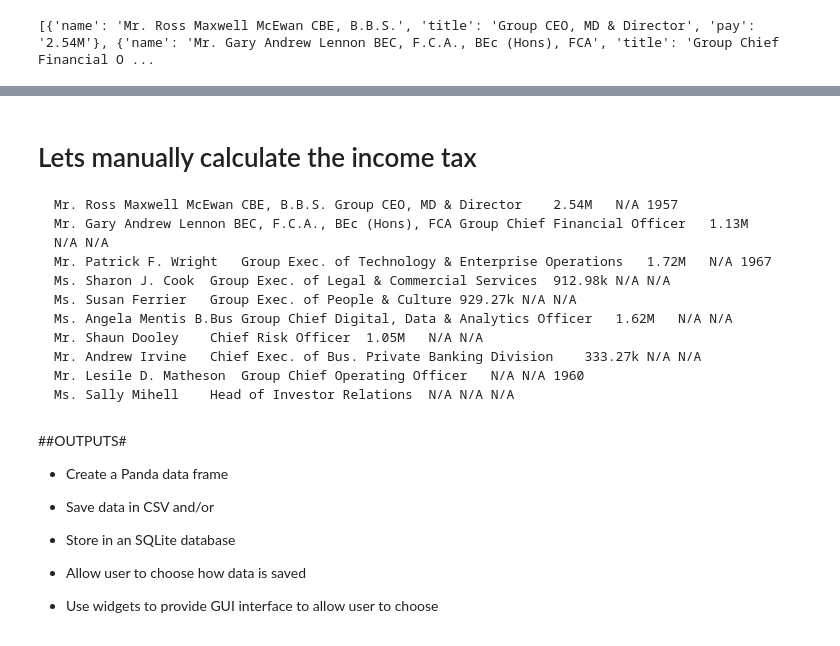
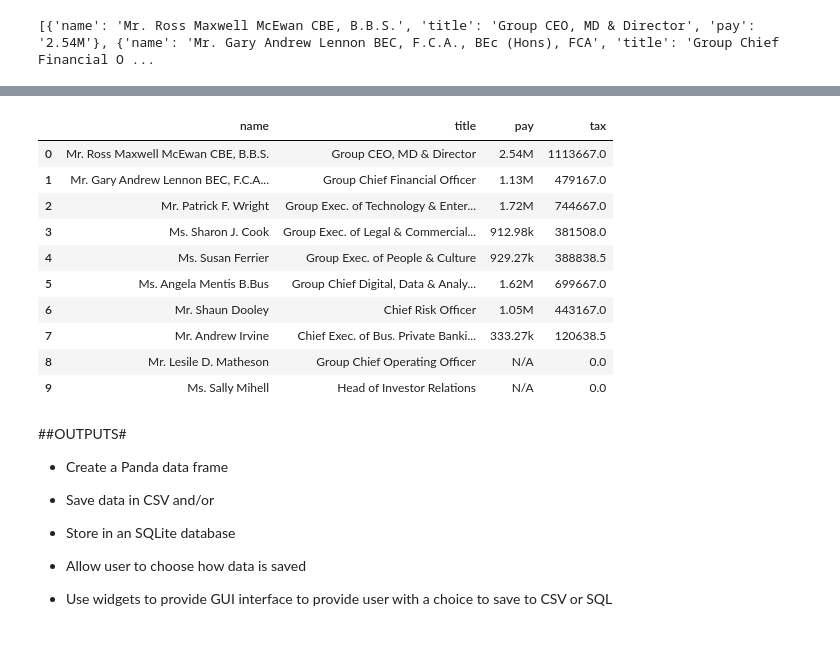
Before and after one commit to steve-keys/Assignment---1--Intro-to-Programming, a Jupyter notebook: Copy_of_IntroProgramingAssignment.ipynb, the cells around one changed output, grey strips where cells are left out. Drawn from its saved outputs; the diff is of its cells as text; code cells hidden in the pictures.

Commit message:
Added tax calculation and created panda data frame

````diff
--- a/Copy_of_IntroProgramingAssignment.ipynb
+++ b/Copy_of_IntroProgramingAssignment.ipynb
@@ -332,40 +383,36 @@ def get_income():
-# %%
-def calculate_tax (income):
-  if income <= 18200:
-    tax_payable = 0
-  elif 18200 < income <= 45000:
-    tax_payable = 0.19 * (income - 18200)
-  elif 45000 < income <= 120000:
-    tax_payable = 5092 + 0.32 * (income - 45000)
-  elif 120000 < income <= 180000:
-    tax_payable = 29467 + 0.37 * (income - 120000)
-  elif income > 180000:
-    tax_payable = 51667 + 0.45 * (income - 180000)
-
-  return tax_payable
-# %%
-# 'Main line'
-
-# Step 1
-income = get_income ()
-# Step 2
-tax = calculate_tax(income)
-
-print("Your tax payable is ", tax)
-# %% [markdown]
-# Lets manually calculate the income tax
-```
-Mr. Ross Maxwell McEwan CBE, B.B.S.	Group CEO, MD & Director	2.54M	N/A	1957
-Mr. Gary Andrew Lennon BEC, F.C.A., BEc (Hons), FCA	Group Chief Financial Officer	1.13M	N/A	N/A
-Mr. Patrick F. Wright	Group Exec. of Technology & Enterprise Operations	1.72M	N/A	1967
-Ms. Sharon J. Cook	Group Exec. of Legal & Commercial Services	912.98k	N/A	N/A
-Ms. Susan Ferrier	Group Exec. of People & Culture	929.27k	N/A	N/A
-Ms. Angela Mentis B.Bus	Group Chief Digital, Data & Analytics Officer	1.62M	N/A	N/A
-Mr. Shaun Dooley	Chief Risk Officer	1.05M	N/A	N/A
-Mr. Andrew Irvine	Chief Exec. of Bus. Private Banking Division	333.27k	N/A	N/A
-Mr. Lesile D. Matheson	Group Chief Operating Officer	N/A	N/A	1960
-Ms. Sally Mihell	Head of Investor Relations	N/A	N/A	N/A
-```
+# %%
+# Import pandas to assist in creating a data frame to hold the records retrieved from the web page
+import pandas as pd
+'''
+This set of functions will fetch the web page, parse the soup from that page, retrieve the data needed to calculate the income tax payable and finally for each Executive, save their name, title, pay and tax liability (adding a column for this tax), all into a CSV file that presents as a table
+'''
+
+#url = get_ticker()
+#wd.get(url)
+soup = BeautifulSoup(wd.page_source, "html.parser")
+records = get_exec_details(soup)
+
+for record in records:
+  result = get_salary(record)
+  income_tax = calculate_tax(result)
+  record['tax'] = income_tax
+
+#create a pandas dataframe - as shown in an earlier notebook a df is easily saved as a CSV file
+
+execs_df = pd.DataFrame.from_records(records)
+execs_df
+# %% [output]
+|  | name | title | pay | tax |
+| 0 | Mr. Ross Maxwell McEwan CBE, B.B.S. | Group CEO, MD & Director | 2.54M | 1113667.0 |
+| 1 | Mr. Gary Andrew Lennon BEC, F.C.A... | Group Chief Financial Officer | 1.13M | 479167.0 |
+| 2 | Mr. Patrick F. Wright | Group Exec. of Technology & Enter... | 1.72M | 744667.0 |
+| 3 | Ms. Sharon J. Cook | Group Exec. of Legal & Commercial... | 912.98k | 381508.0 |
+| 4 | Ms. Susan Ferrier | Group Exec. of People & Culture | 929.27k | 388838.5 |
+| 5 | Ms. Angela Mentis B.Bus | Group Chief Digital, Data & Analy... | 1.62M | 699667.0 |
+| 6 | Mr. Shaun Dooley | Chief Risk Officer | 1.05M | 443167.0 |
+| 7 | Mr. Andrew Irvine | Chief Exec. of Bus. Private Banki... | 333.27k | 120638.5 |
+| 8 | Mr. Lesile D. Matheson | Group Chief Operating Officer | N/A | 0.0 |
+| 9 | Ms. Sally Mihell | Head of Investor Relations | N/A | 0.0 |
 # %% [markdown]
 ##OUTPUTS#
 * Create a Panda data frame
@@ -373,4 +420,4 @@ Ms. Sally Mihell	Head of Investor Relations	N/A	N/A	N/A
 * Store in an SQLite database
 
 * Allow user to choose how data is saved
-* Use widgets to provide GUI interface to allow user to choose
+* Use widgets to provide GUI interface to provide user with a choice to save to CSV or SQL
````
Also changed, not shown: parts of 22 cells of this notebook.
